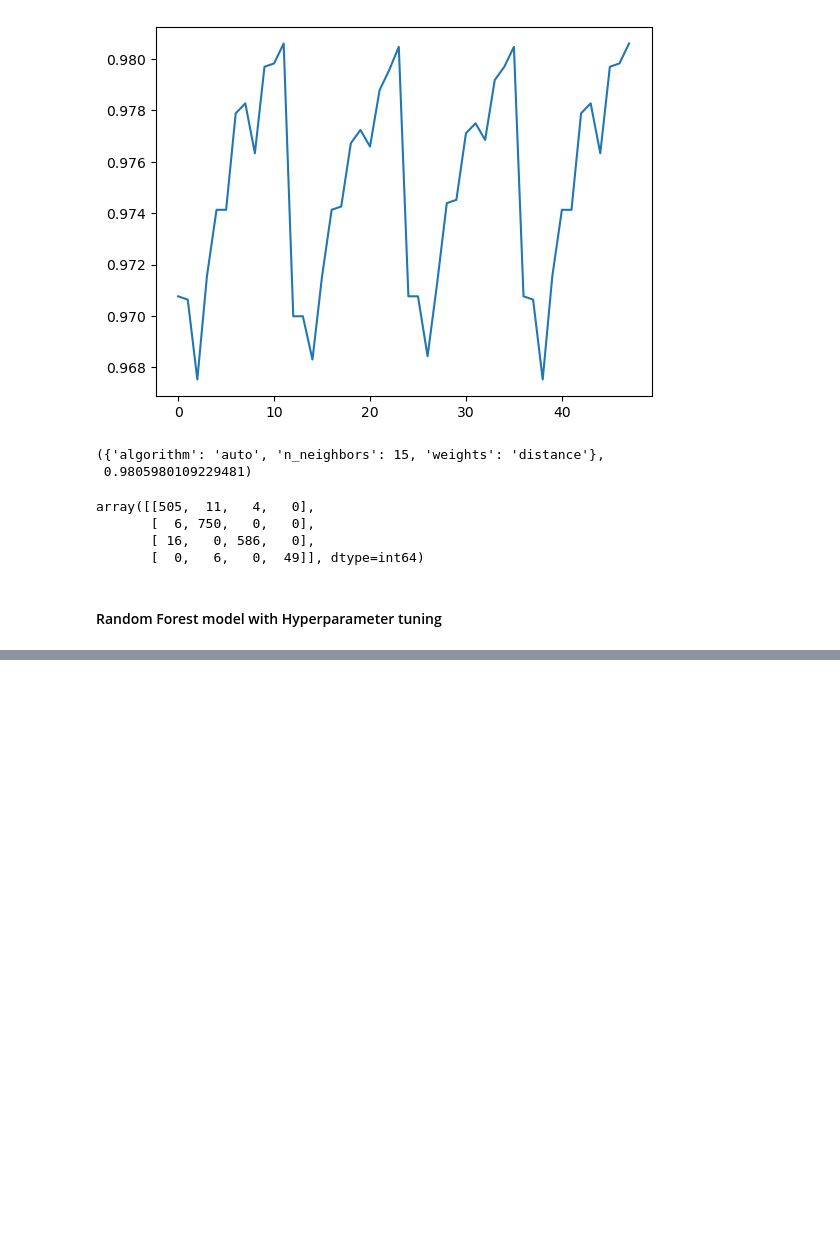
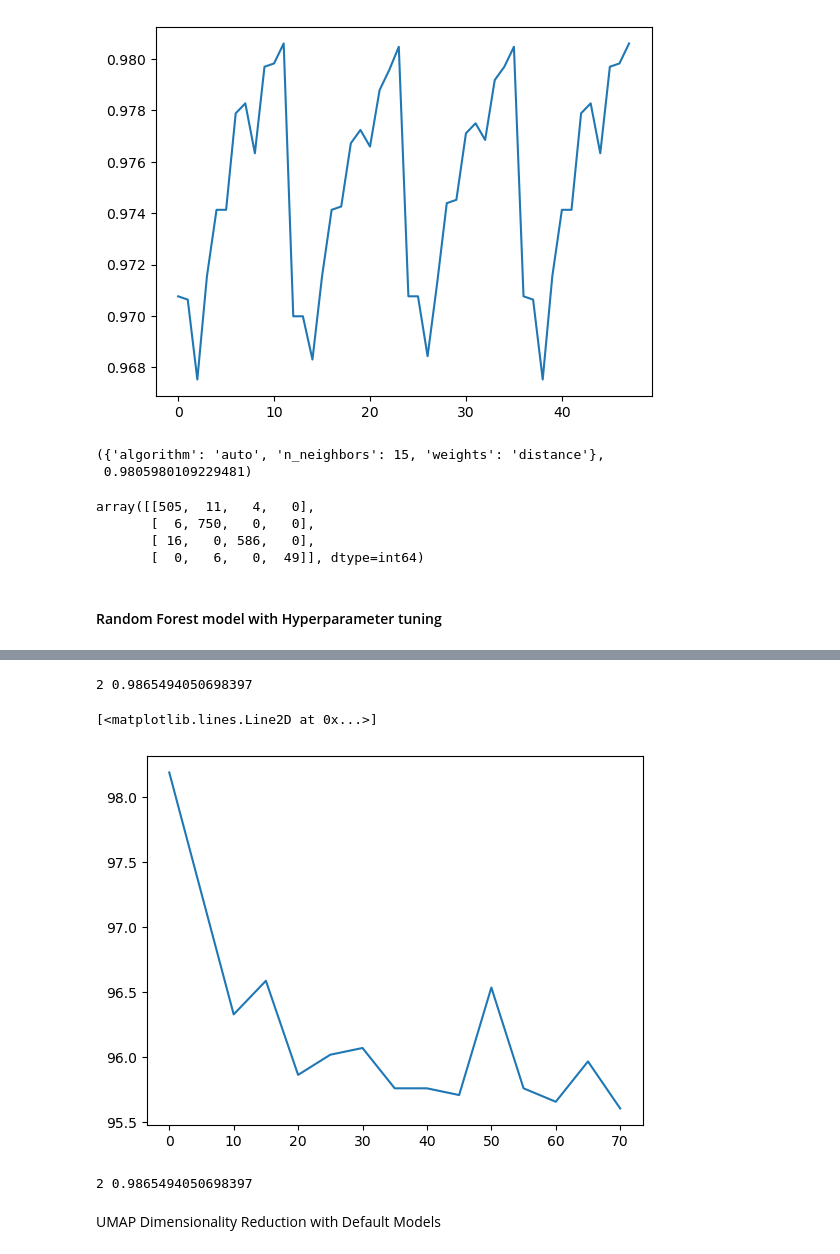
Before and after one commit to Clint-Os/PortfolioProjects, a Jupyter notebook: ML Project-Child anemia.ipynb, the cells around one changed output, grey strips where cells are left out. Cells and saved outputs as stored; diff of their text form; code cells hidden in the pictures; blank space fills up the shorter version.

```diff
--- a/ML Project-Child anemia.ipynb
+++ b/ML Project-Child anemia.ipynb
@@ -302,0 +399,29 @@ plt.plot(rr_scores.index, rr_scores.mean_test_score)
+# %%
+print(max_iter, max_score)
+# %% [output]
+2 0.9865494050698397
+# %%
+dt_scores = []
+for i in range (2, X.shape[1], 5):
+    pca = PCA(n_components=i)
+    pca_X = pca.fit_transform(X)
+    X_train, X_test, y_train, y_test = train_test_split(pca_X, y, test_size=0.2, random_state=42)
+    dt = DecisionTreeClassifier()
+    with warnings.catch_warnings():
+        warnings.simplefilter("ignore")
+        dt.fit(X_train, y_train)
+        dt_scores.append(dt.score(X_test, y_test))
+        if dt.score(X_test, y_test)> max_score:
+            max_iter = i
+            max_score = dt.score(X_test, y_test)
+
+plt.plot(range(0, 74, 5), list(map(lambda x: x*100, dt_scores)))
+# %% [output]
+[<matplotlib.lines.Line2D at 0x...>]
+[figure, added]
+# %%
+print(max_iter, max_score)
+# %% [output]
+2 0.9865494050698397
+# %% [markdown]
+UMAP Dimensionality Reduction with Default Models
```
Also changed, not shown: parts of 33 cells of this notebook.
